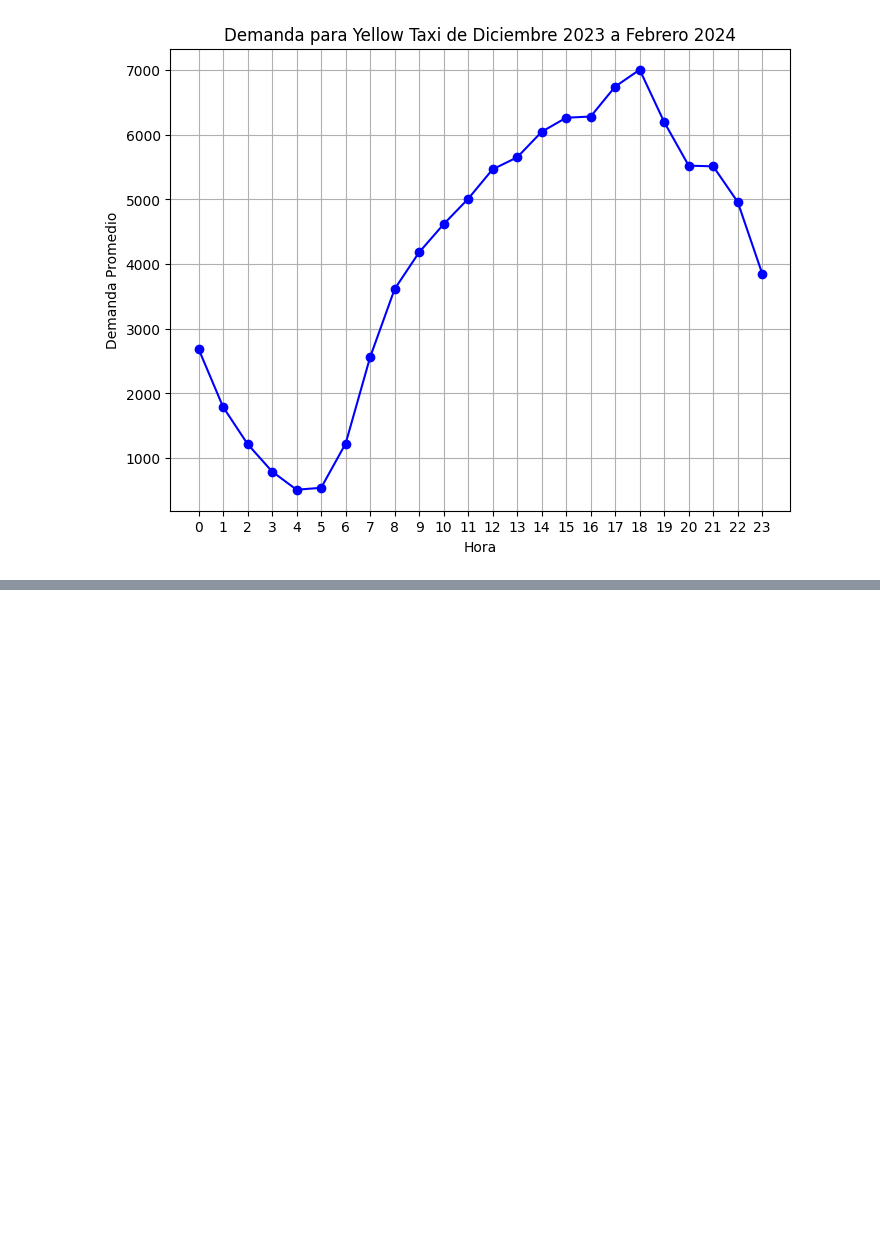
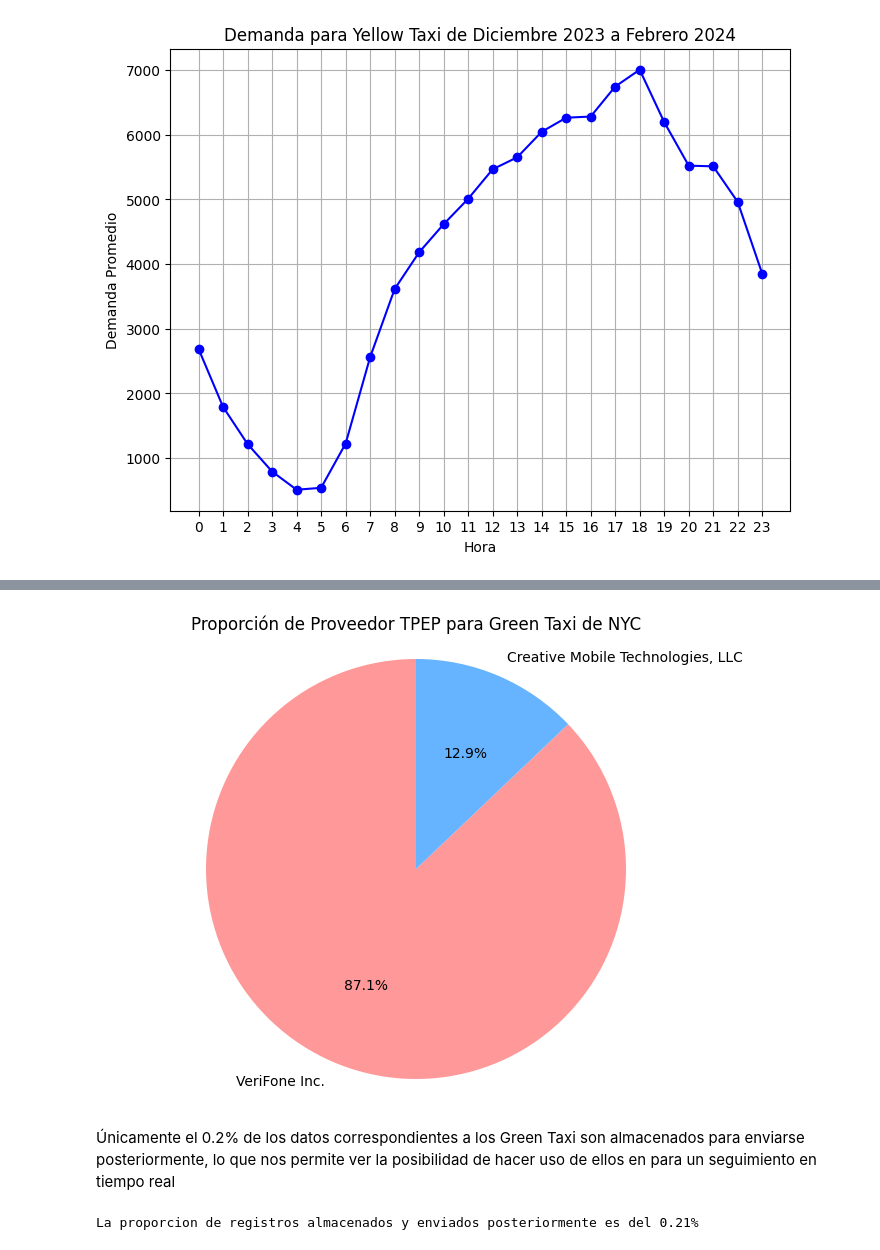
Before and after one commit to EcoDataAnalyst/PF_TaxisNY, a Jupyter notebook: Notebooks/EDA_TLC Trip Record Data.ipynb, the cells around one changed output, grey strips where cells are left out. Drawn from its saved outputs; the diff is of its cells as text; code cells hidden in the pictures; blank space fills up the shorter version.

```diff
--- a/Notebooks/EDA_TLC Trip Record Data.ipynb
+++ b/Notebooks/EDA_TLC Trip Record Data.ipynb
@@ -59,3 +99,6 @@ yellow_taxi = pd.concat([df1,df2,df3],ignore_index=True)
+# %%
+url_trim = 'https://d37ci6vzurychx.cloudfront.net/trip-data/green_tripdata_20'
+green_taxi = range_data(url_trim,12,23,2,24)
 # %% [markdown]
 Identificadores de zona de NYC
 # %%
@@ -641,0 +813,24 @@ plt.show()
+# %%
+# Datos
+vendor = {1:'Creative Mobile Technologies, LLC', 2:'VeriFone Inc.'}
+vendor_counts = list(green_taxi['VendorID'].value_counts())
+labels = ['VeriFone Inc.', 'Creative Mobile Technologies, LLC']
+colors = ['#FF9999', '#66B3FF']
+
+# Crear la gráfica circular
+plt.figure(figsize=(8, 6))
+plt.pie(vendor_counts, labels=labels, colors=colors, autopct='%1.1f%%', startangle=90)
+plt.title('Proporción de Proveedor TPEP para Green Taxi de NYC')
+plt.axis('equal')  # Aspecto igual para que sea un círculo
+
+# Mostrar la gráfica
+plt.show()
+# %% [output]
+[figure, added]
+# %% [markdown]
+Únicamente el 0.2% de los datos correspondientes a los Green Taxi son almacenados para enviarse posteriormente, lo que nos permite ver la posibilidad de hacer uso de ellos en para un seguimiento en tiempo real
+# %%
+porcentaje = list(green_taxi['store_and_fwd_flag'].value_counts())[1]/(list(green_taxi['store_and_fwd_flag'].value_counts())[0]+list(green_taxi['store_and_fwd_flag'].value_counts())[1])
+print(f"La proporcion de registros almacenados y enviados posteriormente es del {round(porcentaje*100,2)}%")
+# %% [output]
+La proporcion de registros almacenados y enviados posteriormente es del 0.21%
```
Also changed, not shown: parts of 61 cells of this notebook, 2 other files.
